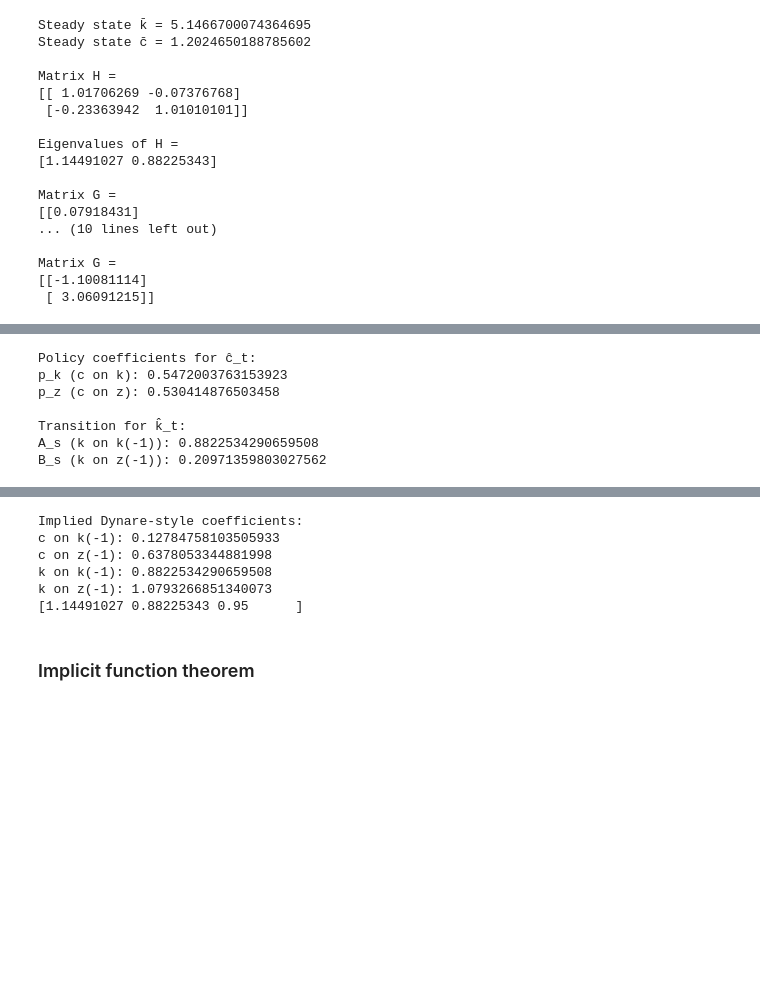
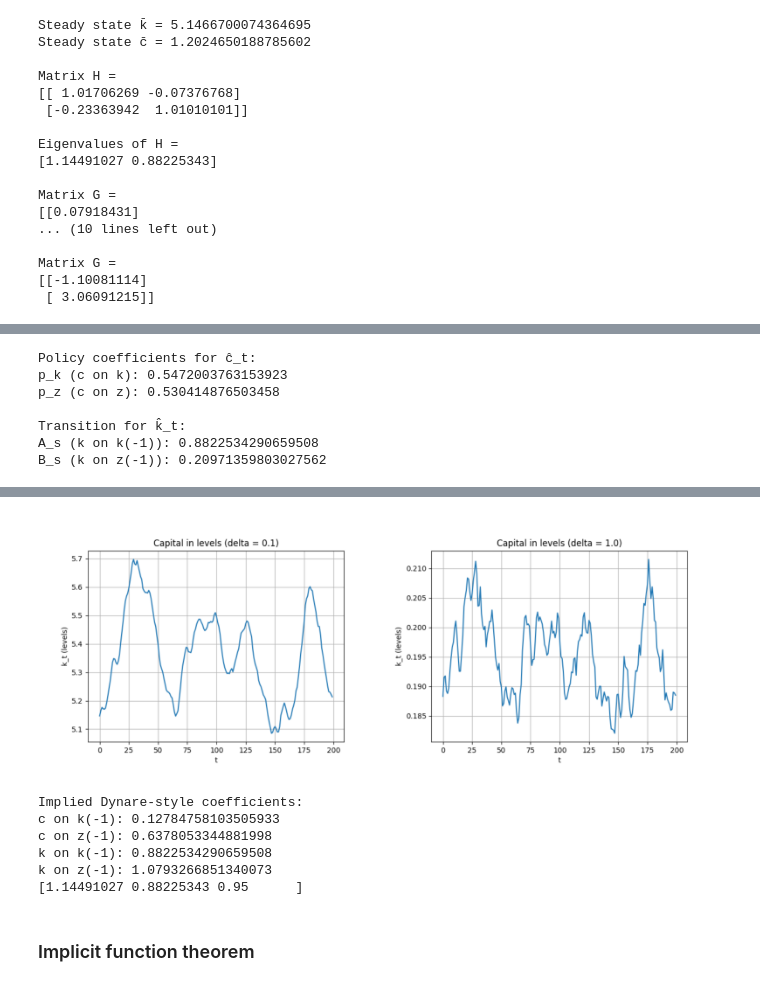
Before and after one commit to madlab404/Advanced_Topics_Macro1, a Jupyter notebook: PS_3.ipynb, the cells around one changed output, grey strips where cells are left out. Saved outputs shown, nothing was run; the diff lists cells and outputs as text; code cells hidden in the pictures; blank space fills up the shorter version.

```diff
--- a/PS_3.ipynb
+++ b/PS_3.ipynb
@@ -170,16 +115,48 @@ import numpy as np
 from scipy.optimize import fsolve
 import matplotlib.pyplot as plt
 
-# ---------------------------------------------------------
-# GIVEN: H (2x2), G (2x1), k_ss, rho, sigma
-# ---------------------------------------------------------
-H = H_delta_01          # transition matrix for [ĉ_t, k̂_t]'
-G = G_delta_01          # shock-loading matrix for [ĉ_t, k̂_t]'
-k_ss = k_ss_delta_01
-c_ss = c_ss_delta_01
+# Given H and G from previous computations
+T = 200        # number of periods
+np.random.seed(0)  # for reproducibility (optional)
+delta = 0.1
 
-rho = 0.95              # must match Dynare
-sigma = 0.01            # same σ you used in Dynare
+if delta == 0.1:
+    k_ss = k_ss_delta_01  # steady state capital for delta = 0.1
+    H = H_delta_01
+    G = G_delta_01
+    c_ss = c_ss_delta_01
+
+if delta == 1.0:
+    k_ss = k_ss_delta_1  # steady state capital for delta = 1.0
+    H = H_delta_1
+    G = G_delta_1
+    c_ss = c_ss_delta_01
+
+# ==== Storage for simulated paths ====
+z_hat = np.zeros(T+1)          # deviations of z_t from steady state
+x_hat = np.zeros((T+1, 2))     # [ĉ_t, k̂_t]'
+
+# start at steady state: all hats = 0
+z_hat[0]   = 0.0
+x_hat[0,:] = 0.0
+
+# ==== Simulate ====
+# Import from MATLAB generated data
+import numpy as np
+from scipy.io import loadmat
+
+data = loadmat('z_sim.mat')   # use raw string or double backslash
+z_hat = np.squeeze(data['z_sim'])   # make it 1D: shape (T+1,) or (T,)
+t_grid = np.arange(1,200)
+
+z_hat = z_hat[1:200]
+plt.figure()
+plt.plot(t_grid, z_hat)
+plt.xlabel("t")
+plt.ylabel("ẑ_t")
+plt.title("Path of technology shock (log-deviation)")
+plt.grid(True)
+
 
 # ---------------------------------------------------------
 # 1. Extract elements of H and G
@@ -244,19 +221,46 @@ c_hat[-1] = p_k * k_hat[-1] + p_z * z_hat[-1] # last period consumption
 t_grid = np.arange(T_sim)
 k_level = k_ss * np.exp(k_hat)
 
-plt.figure()
-plt.plot(t_grid, k_level)
-plt.xlabel("t")
-plt.ylabel("k_t (levels)")
-plt.title("Capital in levels")
-plt.grid(True)
+# Plot capital in levels for both delta and save to output folder
+if delta == 0.1:
+    plt.figure()
+    plt.plot(t_grid, k_level)
+    plt.xlabel("t")
+    plt.ylabel("k_t (levels)")
+    plt.title("Capital in levels (delta = 0.1)")
+    plt.grid(True)
+    plt.savefig("output/capital_levels_delta_01.png")
+    plt.close()
+
+if delta == 1.0:
+    plt.figure()
+    plt.plot(t_grid, k_level)
+    plt.xlabel("t")
+    plt.ylabel("k_t (levels)")
+    plt.title("Capital in levels (delta = 1.0)")
+    plt.grid(True)
+    plt.savefig("output/capital_levels_delta_1.png")
+    plt.close()
+
+# Create a 2*1 subplot to compare both deltas
+# Load both figures
+import matplotlib.image as mpimg
+img1 = mpimg.imread("output/capital_levels_delta_01.png")
+img2 = mpimg.imread("output/capital_levels_delta_1.png")
+fig, axs = plt.subplots(1, 2, figsize=(8, 10))
+axs[0].imshow(img1)
+axs[0].axis('off')  # Hide axes
+axs[1].imshow(img2)
+axs[1].axis('off')  # Hide axes
+plt.tight_layout()
+plt.savefig("output/capital_levels_comparison.png")
 plt.show()
 
 # ---------------------------------------------------------
 # Compare to Dynare-style coefficients
 
 #1. Policy coefficients
-c_ss = c_ss_delta_01  # if you have it
+c_ss = c_ss_delta_01
 k_ss = k_ss_delta_01
 
 # Implied Dynare level coefficients from your hat solution:
@@ -290,3 +294,4 @@ B_s (k on z(-1)): 0.20971359803027562
+[figure, added]
 Implied Dynare-style coefficients:
 c on k(-1): 0.12784758103505933
 c on z(-1): 0.6378053344881998
```
Also changed, not shown: parts of 2 cells of this notebook.
